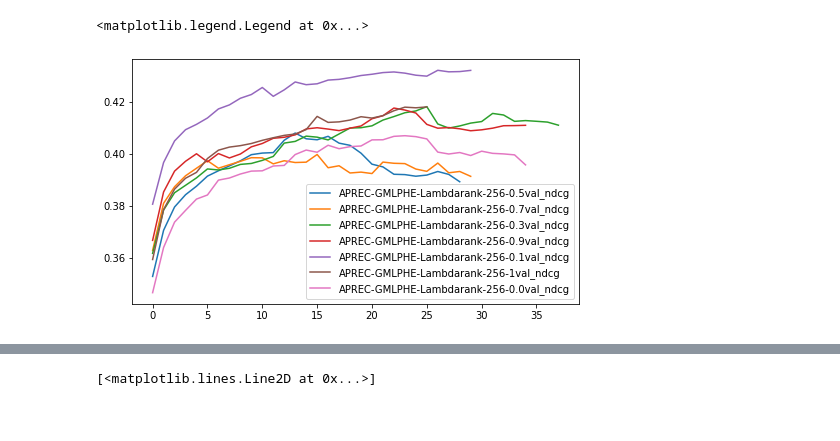
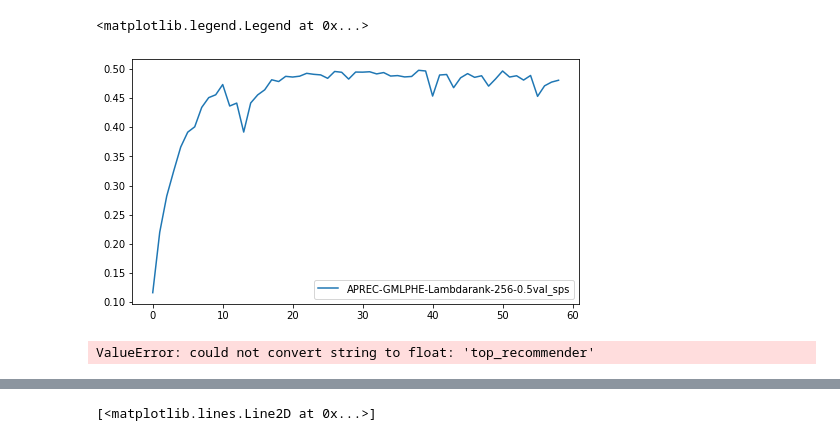
Before and after one commit to asash/gptrec_rl, a Jupyter notebook: evaluation/Results_analysis.ipynb, the cells around one changed output, grey strips where cells are left out. Drawn from its saved outputs; the diff is of its cells as text; code cells hidden in the pictures.

```diff
--- a/evaluation/Results_analysis.ipynb
+++ b/evaluation/Results_analysis.ipynb
@@ -61,7 +61,7 @@ def get_data_from_logs(logfile, experiment_num):
 def moving_average(x, w):
     return np.convolve(x, np.ones(w), 'valid') / w
 # %%
-experiment_logs = './results/booking_config_2021_01_18T07_46_55/stdout'
+experiment_logs = './results/booking_config_2021_01_21T00_12_44/stdout'
 data = get_data_from_logs(experiment_logs, 0)
 # %%
 df = pd.DataFrame(data).set_index('model_name').sort_values('SPS@4')
@@ -79,31 +77,33 @@ df
 # %%
 def get_metric(metric_history, metric_name):
     result = []
     for item in metric_history:
         try:
             result.append(item[metric_name])
         except:
             print(item)
     return result
 
 plt.figure(figsize=(8, 4.5))
 for recommender in data:
     if len(recommender['metrics_history']) > 0:
         history = recommender['metrics_history']
         ndcg = get_metric(history, 'ndcg_at_40')
         val_ndcg = get_metric(history, 'val_ndcg_at_40')
 
         success = get_metric(history, 'Success_at_4')
         val_success = get_metric(history, 'val_Success_at_4')
 
-        plt.plot(moving_average(val_ndcg, 15), label=recommender['model_name'] + "val_ndcg")
+        plt.plot(moving_average(val_success, 1), label=recommender['model_name'] + "val_sps")
         #plt.plot(val_success, label=recommender['model_name'] + "_val_sps")
 plt.legend()
 # %% [output]
 <matplotlib.legend.Legend at 0x...>
-[figure, old version]
+[figure, new version]
 # %%
 df['target_decay'] = [float(name.split('-')[-1]) for name in  list(df.index)]
+# %% [output]
+ValueError: could not convert string to float: 'top_recommender'
 # %%
 df
 # %% [output]
```
Also changed, not shown: parts of 1 cell of this notebook, 3 other files.
